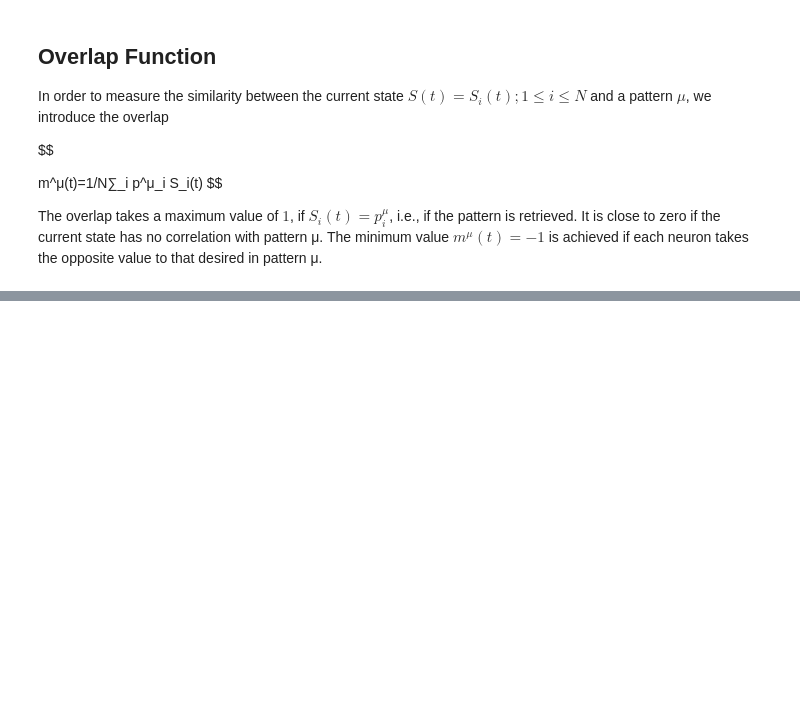
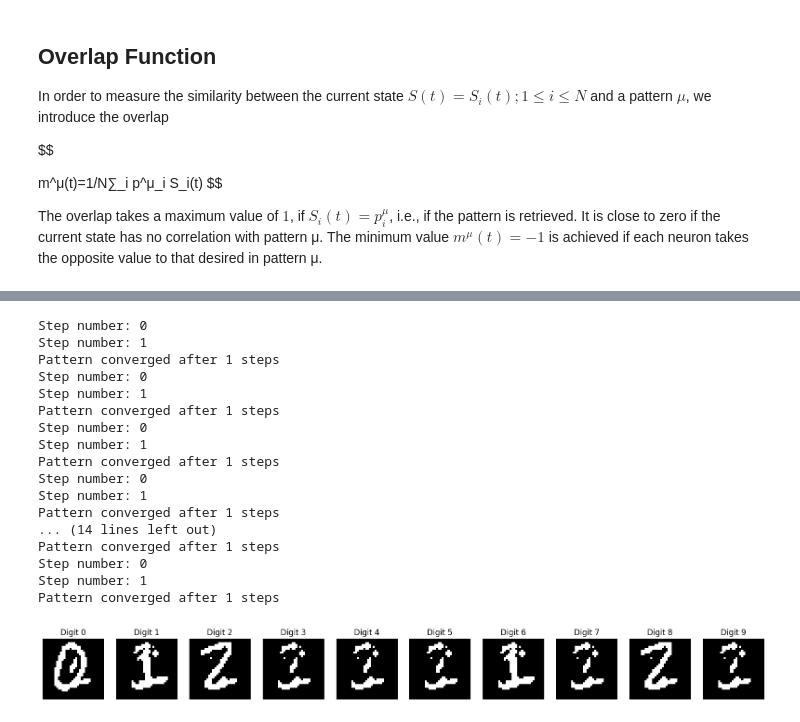
Before and after one commit to U-n-Own/UniversityNotes, a Jupyter notebook: Assignments/ComputationalNeuroscience/SecondAssignment/Hopfield.ipynb, the cells around one changed output, grey strips where cells are left out. Cells and saved outputs as stored; diff of their text form; code cells hidden in the pictures; blank space fills up the shorter version.

```diff
--- a/Assignments/ComputationalNeuroscience/SecondAssignment/Hopfield.ipynb
+++ b/Assignments/ComputationalNeuroscience/SecondAssignment/Hopfield.ipynb
@@ -168,0 +217,34 @@ Pattern converged after 1 steps
+# %%
+# Recover all the digits to see if the network can recover all the digits
+
+# add noise to the digits
+noisy_digits = [distort_image(d[0], noise) for d in data_reshaped]
+
+# recover the digits
+recovered_digits = [hopfield_network.recall(d.reshape(-1, 1), steps=100, dimension=len(data[0]), bias=0.5)[0] for d in noisy_digits]
+
+# Show the recovered digits
+fig, axs = plt.subplots(1, 10, figsize=(20, 2))
+for i in range(10):
+    axs[i].imshow(recovered_digits[i].reshape(32, 32).T, cmap='gray')
+    axs[i].axis('off')
+    axs[i].set_title(f'Digit {i}')
+# %% [output]
+Step number: 0
+Step number: 1
+Pattern converged after 1 steps
+Step number: 0
+Step number: 1
+Pattern converged after 1 steps
+Step number: 0
+Step number: 1
+Pattern converged after 1 steps
+Step number: 0
+Step number: 1
+Pattern converged after 1 steps
+... (14 lines left out)
+Pattern converged after 1 steps
+Step number: 0
+Step number: 1
+Pattern converged after 1 steps
+[figure, added]
```
Also changed, not shown: parts of 7 cells of this notebook.
